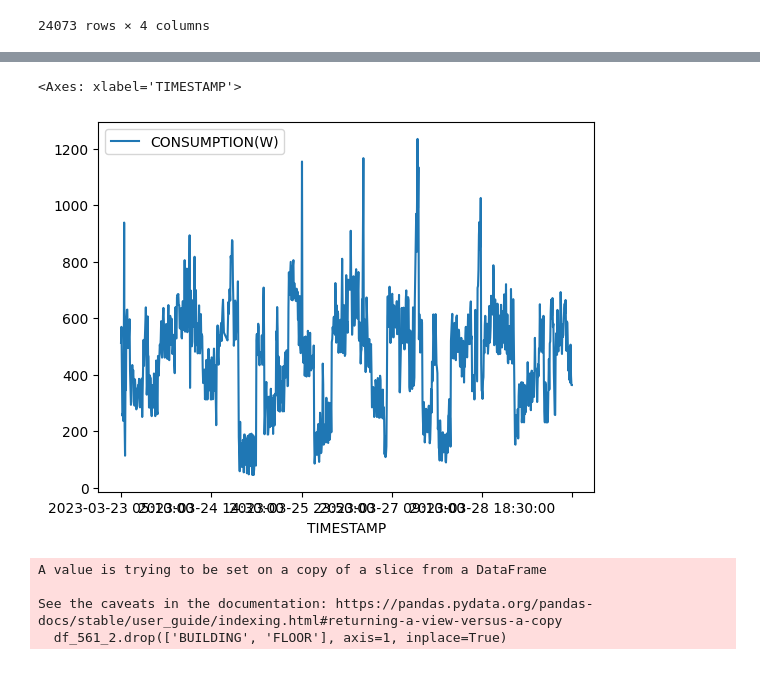
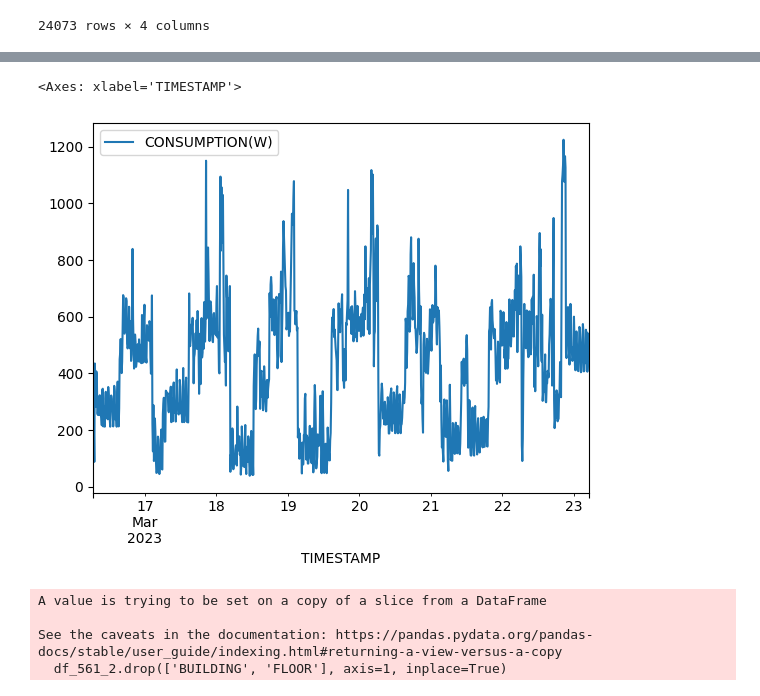
Before and after one commit to youngseonseo/BEMS, a Jupyter notebook: ai/floor_prediction/floor_lstm.ipynb, the cells around one changed output, grey strips where cells are left out. Drawn from its saved outputs; the diff is of its cells as text; code cells hidden in the pictures.

```diff
--- a/ai/floor_prediction/floor_lstm.ipynb
+++ b/ai/floor_prediction/floor_lstm.ipynb
@@ -54,7 +58,8 @@ df_561_1
 | 24072 | 2023-08-30 10:30:00 | 561 | 1 | 547 |
 24073 rows × 4 columns
 # %%
-df_561_1.drop(['BUILDING', 'FLOOR'], axis=1, inplace=True)
-
+df_561_1['TIMESTAMP'] = pd.to_datetime(df_561_1['TIMESTAMP'])
+df_561_1.set_index(df_561_1['TIMESTAMP'], drop=True, inplace=True)
+df_561_1.drop(['BUILDING', 'FLOOR','TIMESTAMP'], axis=1, inplace=True)
 df_561_1
 # %% [output]
@@ -78,3 +88,0 @@ See the caveats in the documentation: https://pandas.pydata.org/pandas-docs/stab
-# %%
-df_561_1.set_index('TIMESTAMP', inplace=True)
-df_561_1
@@ -96,8 +100,8 @@ df_561_1
 # %%
-df_561_1.iloc[1000:2000].plot()
+df_561_1.head(1000).plot()
 # %% [output]
 <Axes: xlabel='TIMESTAMP'>
-[figure, old version]
+[figure, new version]
 # %%
 df_561_2 = df.query("`BUILDING` == 561 and `FLOOR` == 2")
 df_561_2.drop(['BUILDING', 'FLOOR'], axis=1, inplace=True)
```
Also changed, not shown: parts of 30 cells of this notebook, 4 other files.
